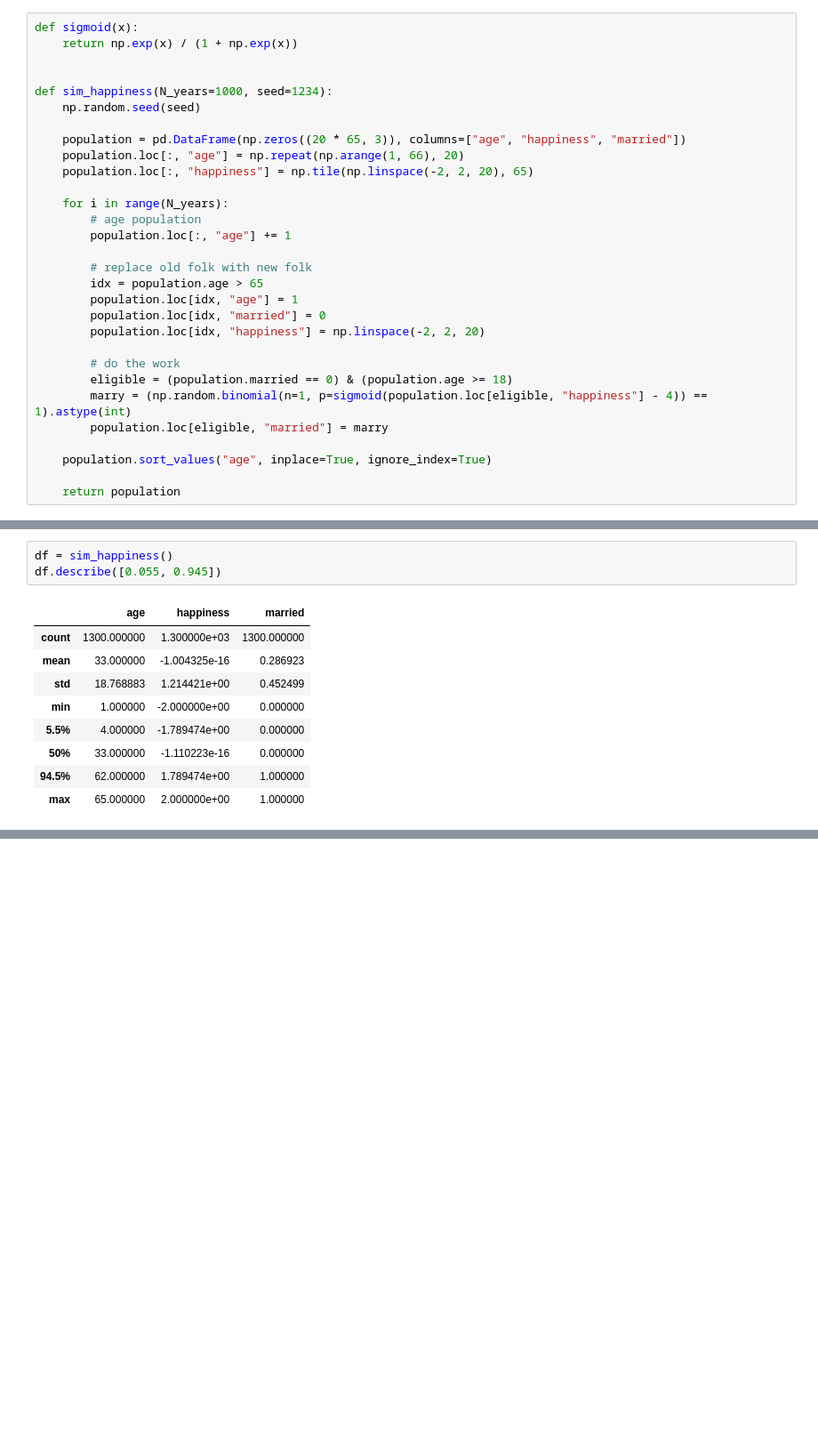
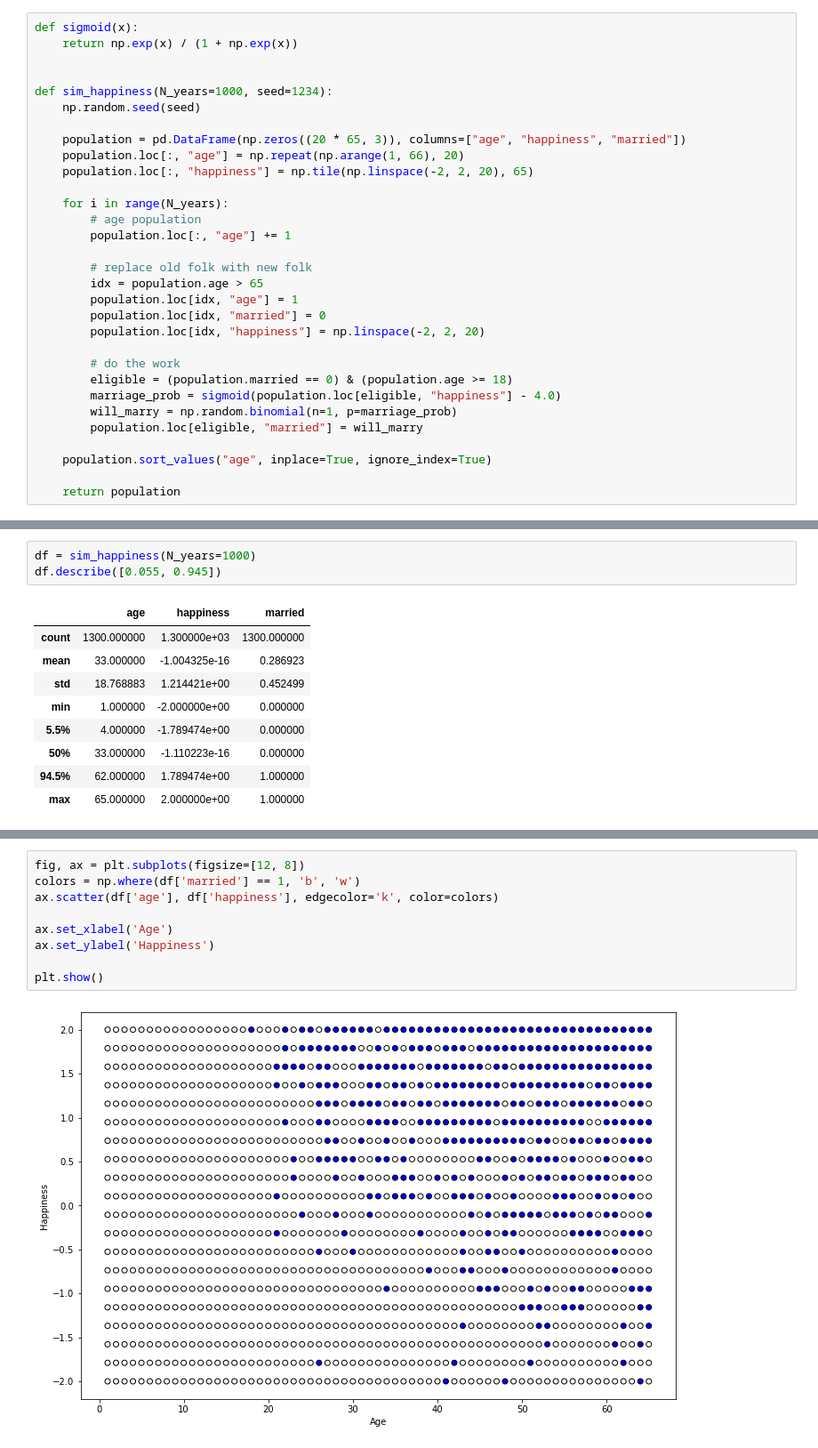
Before and after one commit to somnath1077/statistical_rethinking, a Jupyter notebook: code/ch06/nb03_collider_bias.ipynb, the cells around one changed output, grey strips where cells are left out. Shown at 89% size. Saved outputs shown, nothing was run; the diff lists cells and outputs as text; blank space fills up the shorter version.

```diff
--- a/code/ch06/nb03_collider_bias.ipynb
+++ b/code/ch06/nb03_collider_bias.ipynb
@@ -33,8 +33,9 @@ def sim_happiness(N_years=1000, seed=1234):
 
         # do the work
         eligible = (population.married == 0) & (population.age >= 18)
-        marry = (np.random.binomial(n=1, p=sigmoid(population.loc[eligible, "happiness"] - 4)) == 1).astype(int)
-        population.loc[eligible, "married"] = marry
+        marriage_prob = sigmoid(population.loc[eligible, "happiness"] - 4.0)
+        will_marry = np.random.binomial(n=1, p=marriage_prob)
+        population.loc[eligible, "married"] = will_marry
 
     population.sort_values("age", inplace=True, ignore_index=True)
 
@@ -42,7 +43,7 @@ def sim_happiness(N_years=1000, seed=1234):
 # %% [markdown]
 ### Code 6.21
 # %%
-df = sim_happiness()
+df = sim_happiness(N_years=1000)
 df.describe([0.055, 0.945])
 # %% [output]
 |  | age | happiness | married |
@@ -56,0 +60,11 @@ df.describe([0.055, 0.945])
+# %%
+fig, ax = plt.subplots(figsize=[12, 8])
+colors = np.where(df['married'] == 1, 'b', 'w')
+ax.scatter(df['age'], df['happiness'], edgecolor='k', color=colors)
+
+ax.set_xlabel('Age')
+ax.set_ylabel('Happiness')
+
+plt.show()
+# %% [output]
+[figure, added]
```
Also changed, not shown: parts of 3 cells of this notebook.
